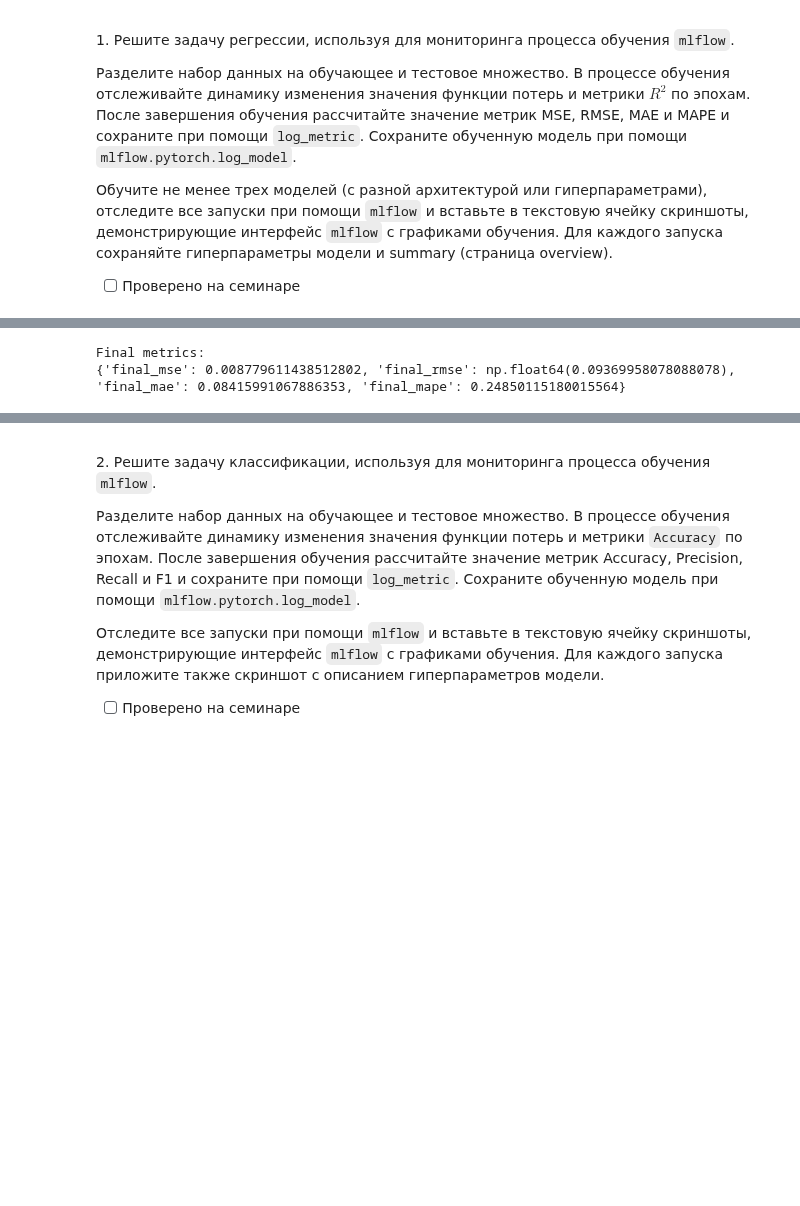
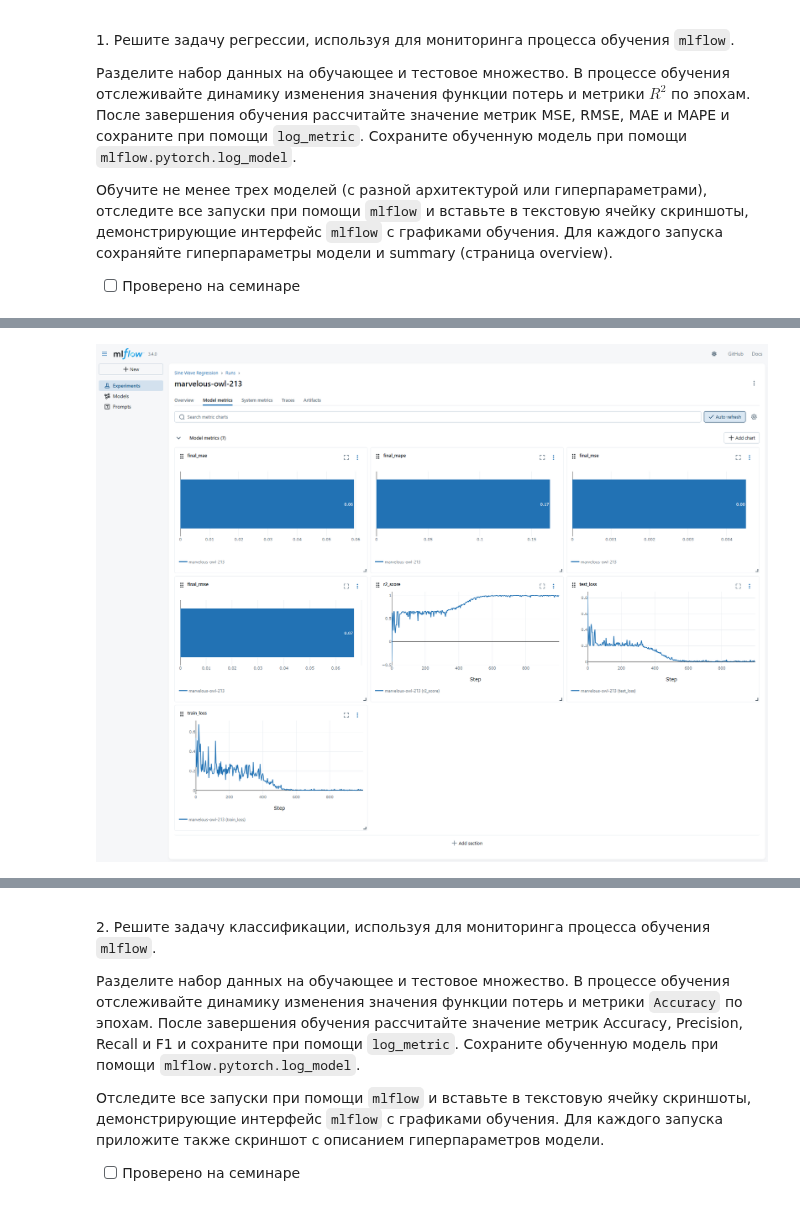
Before and after one commit to Ackrome/FU, a Jupyter notebook: Course_3/DL/02_1_monitoring.ipynb, the cells around one changed output, grey strips where cells are left out. Saved outputs shown, nothing was run; the diff lists cells and outputs as text; code cells hidden in the pictures; blank space fills up the shorter version.

```diff
--- a/Course_3/DL/02_1_monitoring.ipynb
+++ b/Course_3/DL/02_1_monitoring.ipynb
@@ -48,8 +53,26 @@ from sklearn.model_selection import train_test_split
 from sklearn.metrics import r2_score, mean_squared_error, mean_absolute_error, mean_absolute_percentage_error
 import numpy as np
 import mlflow.pytorch
-from IPython.display import HTML
-mlflow.tracing.enable_notebook_display()
+from IPython.display import HTML,Image, display
+import time
+import asyncio
+from playwright.sync_api import sync_playwright
+import sys
+import threading
+
+def run_screenshot_script(url, output_path):
+    """
+    Calls the external screenshot_script.py using a subprocess to avoid
+    asyncio event loop conflicts within the notebook.
+    """
+    python_executable = sys.executable
+    command = [python_executable, "screenshot_script.py", url, output_path]
+    result = subprocess.run(command, capture_output=True, text=True)
+
+    if result.stderr:
+        print("Error from screenshot script:\n", result.stderr)
+
+    result.check_returncode()
 # %% [markdown]
 <p class="task" id="1"></p>
 
@@ -104,7 +127,7 @@ def train_and_log_model(params):
                 mlflow.log_metric("test_loss", test_loss.item(), step=epoch)
                 mlflow.log_metric("r2_score", r2, step=epoch)
 
-        print("Final metrics:")
+        # print("Final metrics:")
         with torch.no_grad():
             final_preds = model(X_test)
             mse = mean_squared_error(y_test.numpy(), final_preds.numpy())
@@ -118,19 +141,30 @@ def train_and_log_model(params):
                 "final_mape": mape
             }
             mlflow.log_metrics(metrics)
-            print(metrics)
+            # print(metrics)
 
         mlflow.pytorch.log_model(model, "model")
         mlflow.log_text(str(model), "model_summary.txt")
-        display(IFrame(src=f"http://localhost:{port}/#/experiments/{experiment_id}/runs/{run_id}/model-metrics", width="100%", height=1700))
+
+        run_url = f"http://localhost:{port}/#/experiments/{experiment_id}/runs/{run_id}/model-metrics"
+        screenshot_path = f"run_{run_url.split('/')[-1]}_metrics.png"
+
+        try:
+            run_screenshot_script(run_url, screenshot_path)
+            display(Image(filename=screenshot_path))
+        except Exception as e:
+            print(f"Failed to generate or display the screenshot: {e}")
+
+        return run_url
 # %%
-params1 = {
+params = {
     "input_dim": X.shape[1],
     "output_dim": 1,
     "hidden_dim": 50,
     "learning_rate": 0.07,
     "epochs": 1000,
-    "batch_size":16
+    "batch_size": 16
 }
-train_and_log_model(params1)
+
+run_url = train_and_log_model(params)
 # %% [output]
@@ -139,2 +174,0 @@ train_and_log_model(params1)
-Final metrics:
-{'final_mse': 0.008779611438512802, 'final_rmse': np.float64(0.09369958078088078), 'final_mae': 0.08415991067886353, 'final_mape': 0.24850115180015564}
@@ -143,0 +175 @@ Final metrics:
+[figure, added]
```
Also changed, not shown: parts of 5 cells of this notebook, 3 other files.
